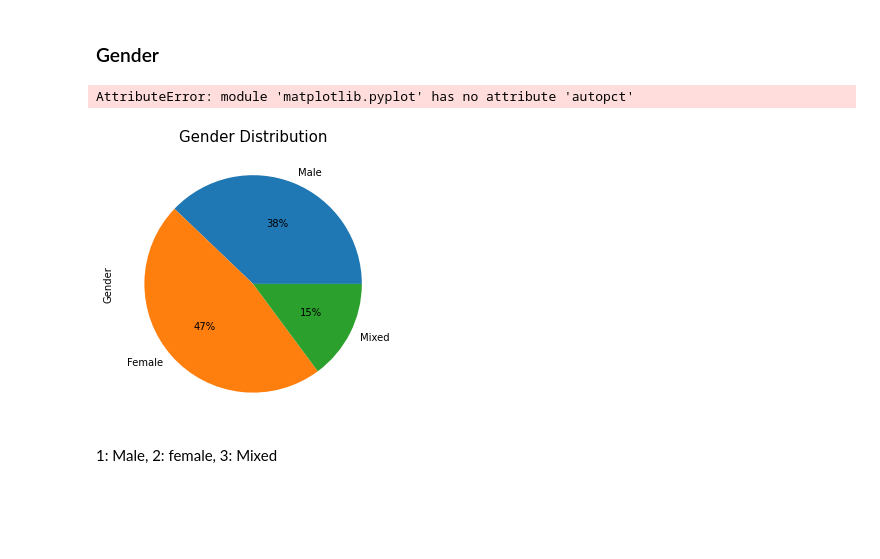
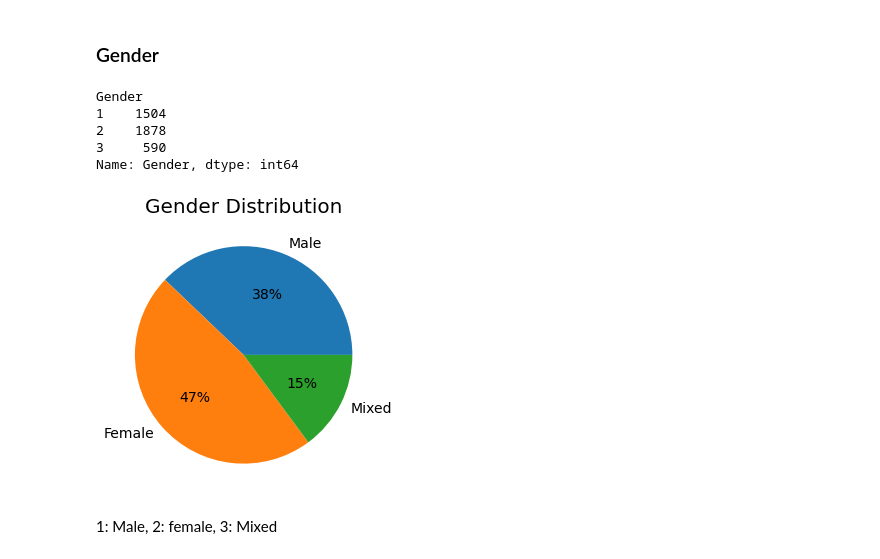
Before and after one commit to naufaldi-fir/adoption-prediction-project, a Jupyter notebook: Exploration on Age, Gender, Maturity Size, Furlength and Quantity.ipynb, the cells around one changed output. Cells and saved outputs as stored; diff of their text form; code cells hidden in the pictures; blank space fills up the shorter version.

```diff
--- a/Exploration on Age, Gender, Maturity Size, Furlength and Quantity.ipynb
+++ b/Exploration on Age, Gender, Maturity Size, Furlength and Quantity.ipynb
@@ -122,16 +122,21 @@ sns.violinplot(data = df[(df.Age < 50)], y = "Type", x = "Age")
 # %%
 labels = "1:male, 2:female, 3:mixed"
 pie_gender = df.groupby("Gender")["Gender"].count()
 pie_gender.plot(kind = "pie",autopct = lambda p: "{:.0f}%".format(p),figsize = (5,5),
-                labels = ["Male","Female","Mixed"])
-plt.title("Gender Distribution", fontsize = 15)
-plt.autopct
-plt.xlabel(labels)
+                labels = ["Male","Female","Mixed"],textprops = {"fontsize":14})
+plt.title("Gender Distribution", fontsize = 20)
+plt.ylabel("")
+#plt.autopct
+#plt.xlabel(labels)
 
 print(pie_gender)
 # %% [output]
-AttributeError: module 'matplotlib.pyplot' has no attribute 'autopct'
+Gender
+1    1504
+2    1878
+3     590
+Name: Gender, dtype: int64
-[figure, old version]
+[figure, new version]
 # %% [markdown]
 1: Male, 2: female, 3: Mixed
 # %% [markdown]
```
Also changed, not shown: parts of 1 cell of this notebook.
